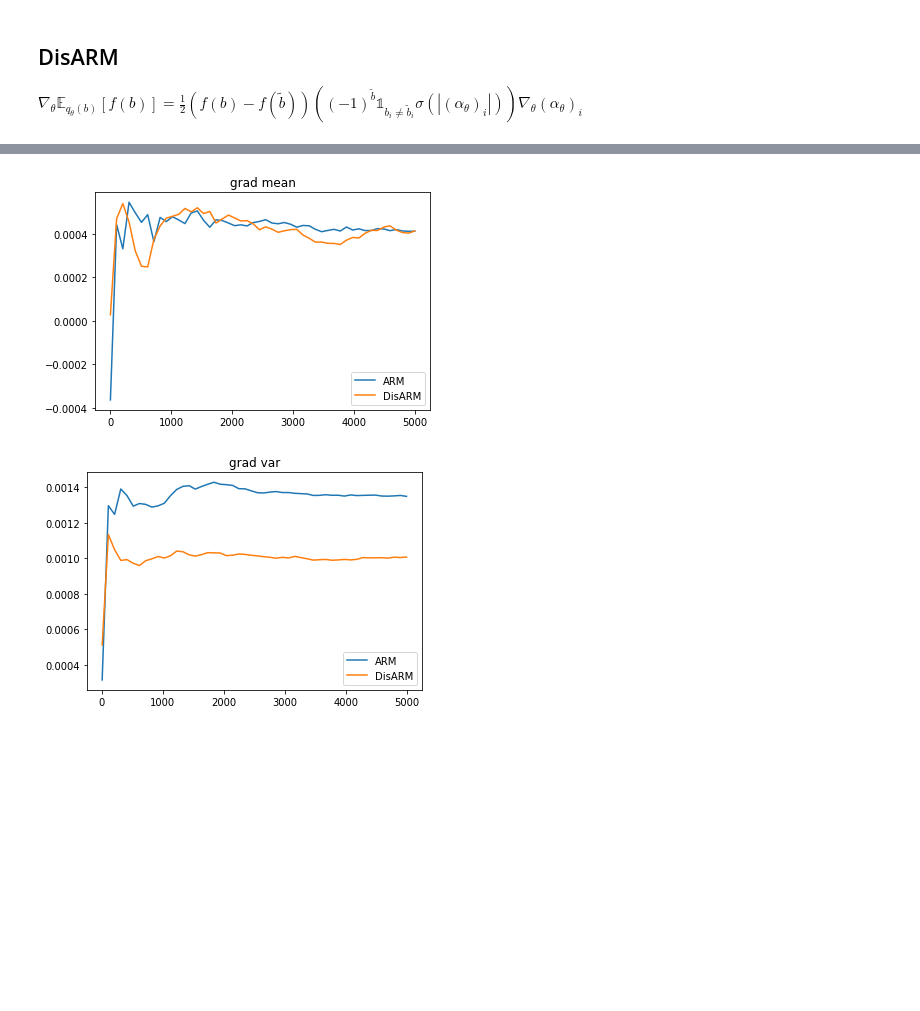
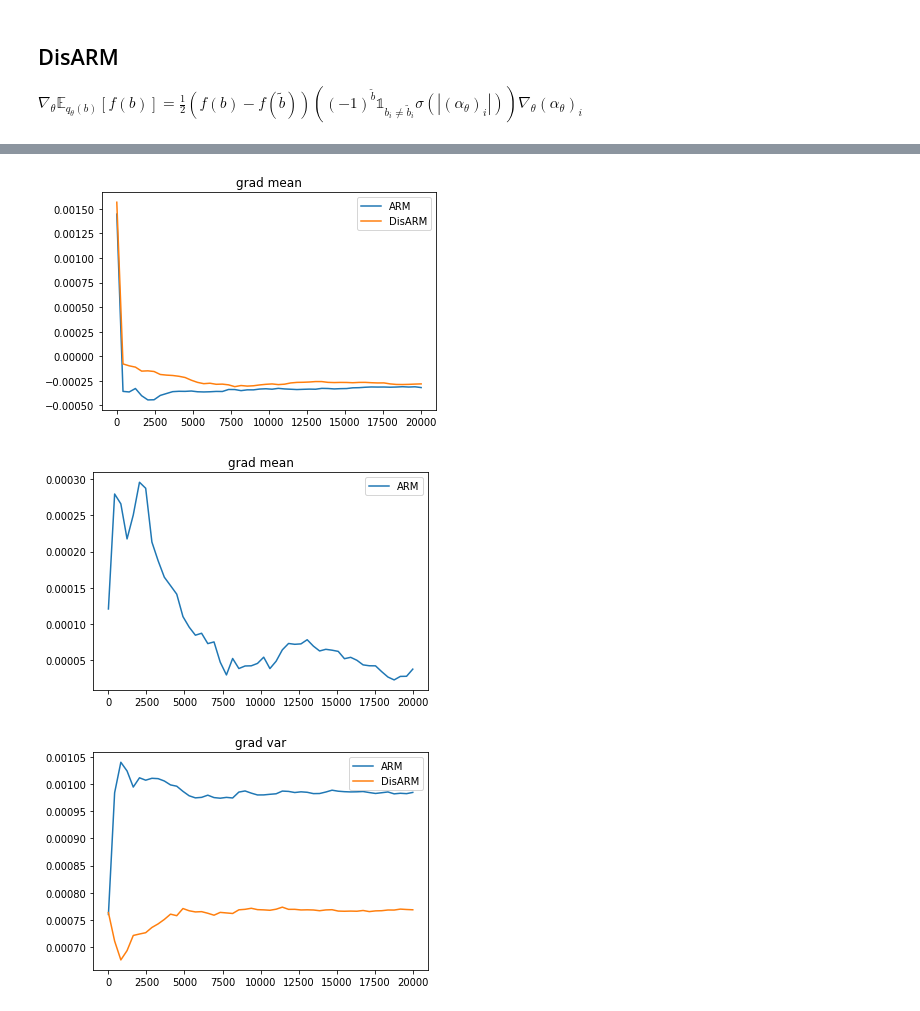
Before and after one commit to eelcovdw/pytorch-PWL, a Jupyter notebook: pwl/notebooks/DisARM.ipynb, the cells around one changed output, grey strips where cells are left out. Cells and saved outputs as stored; diff of their text form; code cells hidden in the pictures; blank space fills up the shorter version.

```diff
--- a/pwl/notebooks/DisARM.ipynb
+++ b/pwl/notebooks/DisARM.ipynb
@@ -113,7 +114,7 @@ f = lambda x: torch.sigmoid(g(x))
 
 grads_arm = []
 grads_disarm = []
-iters = 5000
+iters = 20000
 for _ in range(iters):
     grads_arm.append(grad_arm_2(logits, f))
     grads_disarm.append(grad_disarm(logits, f))
@@ -123,26 +124,32 @@ grads_disarm = torch.cat(grads_disarm, 0)
 # %%
 arm_means, arm_vars = [], []
 disarm_means, disarm_vars = [], []
 n = torch.linspace(5, iters, 50)
 for i in n:
     arm_mean, arm_var = grads_arm[:int(i)].mean(), grads_arm[:int(i)].var(0).mean()
     arm_means.append(arm_mean)
     arm_vars.append(arm_var)
     disarm_mean, disarm_var = grads_disarm[:int(i)].mean(), grads_disarm[:int(i)].var(0).mean()
     disarm_means.append(disarm_mean)
     disarm_vars.append(disarm_var)
 
 plt.title('grad mean')
 plt.plot(n, arm_means, label="ARM")
 plt.plot(n, disarm_means, label="DisARM")
 plt.legend()
 plt.show()
 
+plt.title('grad mean')
+plt.plot(n, np.abs(np.array(arm_means) - np.array(disarm_means)), label="ARM")
+plt.legend()
+plt.show()
+
 plt.title('grad var')
 plt.plot(n, arm_vars, label="ARM")
 plt.plot(n, disarm_vars, label="DisARM")
 plt.legend()
 plt.show()
 # %% [output]
-[figure, old version]
+[figure, new version]
-[figure, old version]
+[figure, new version]
+[figure, added]
```
Also changed, not shown: parts of 3 cells of this notebook, 8 other files.
